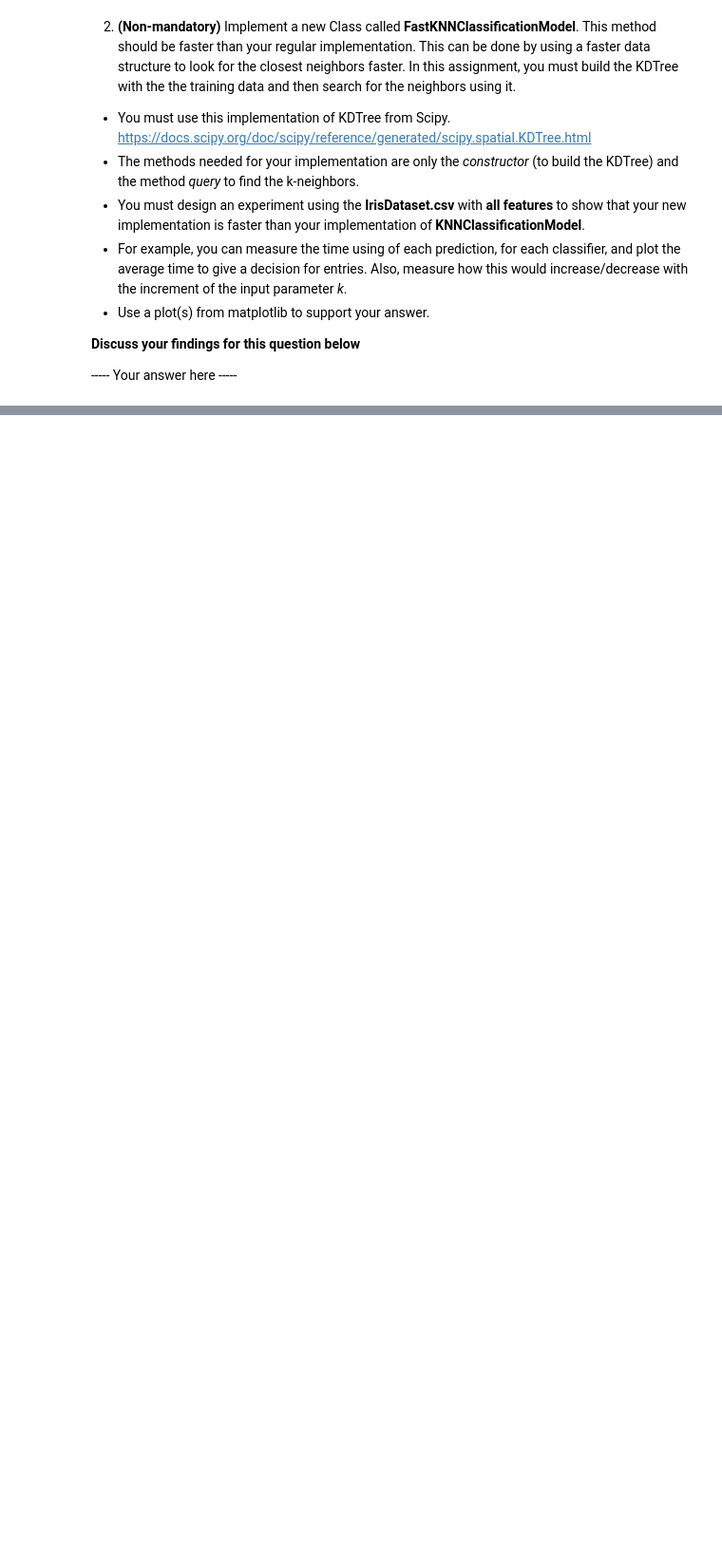
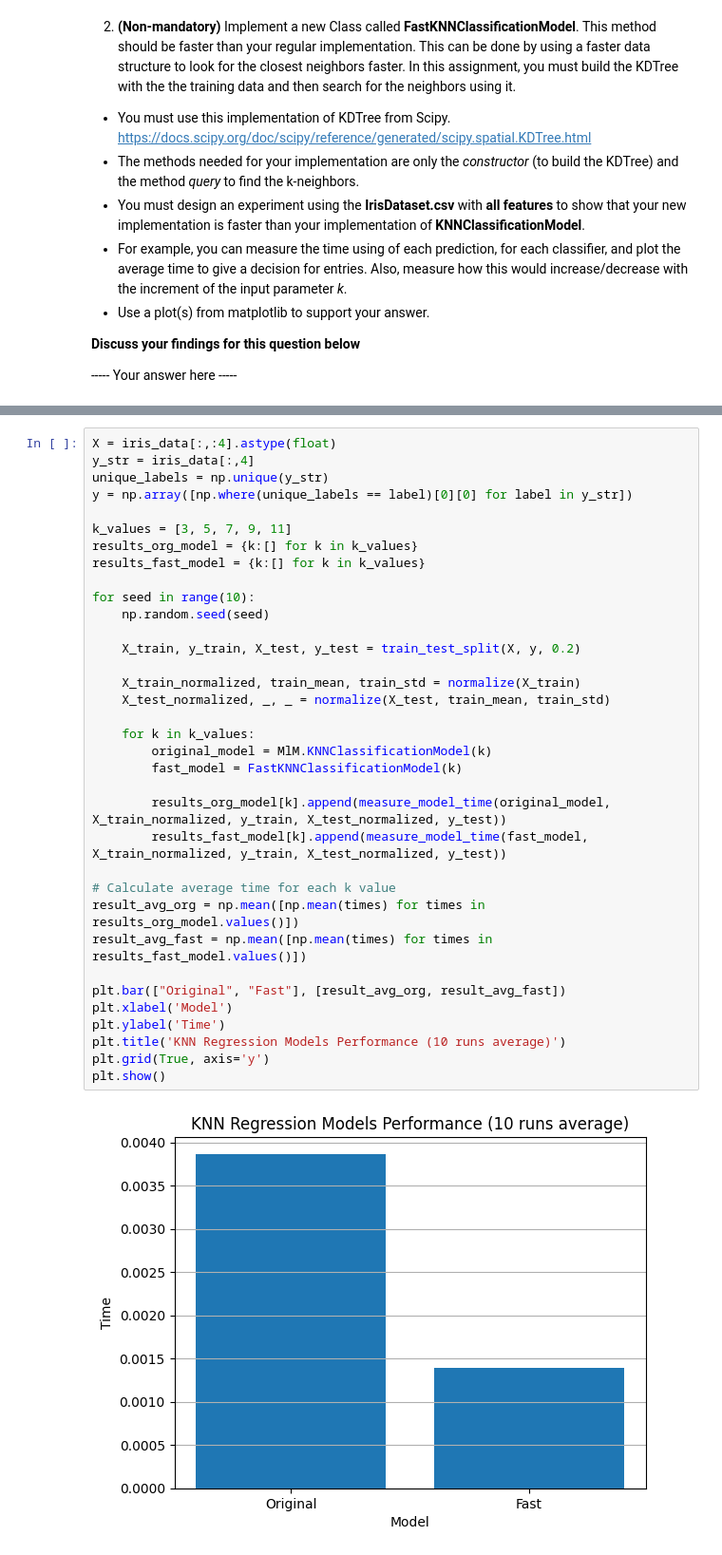
Before and after one commit to SuyashMullick/2DV516-Assignments, a Jupyter notebook: A1/Assignment 1/A1.ipynb, the cells around one changed output, grey strips where cells are left out. Shown at 95% size. Saved outputs shown, nothing was run; the diff lists cells and outputs as text; blank space fills up the shorter version.

```diff
--- a/A1/Assignment 1/A1.ipynb
+++ b/A1/Assignment 1/A1.ipynb
@@ -278,3 +363,40 @@ for k in k_values:
+# %%
+X = iris_data[:,:4].astype(float)
+y_str = iris_data[:,4]
+unique_labels = np.unique(y_str)
+y = np.array([np.where(unique_labels == label)[0][0] for label in y_str])
+
+k_values = [3, 5, 7, 9, 11]
+results_org_model = {k:[] for k in k_values}
+results_fast_model = {k:[] for k in k_values}
+
+for seed in range(10):
+    np.random.seed(seed)
+
+    X_train, y_train, X_test, y_test = train_test_split(X, y, 0.2)
+
+    X_train_normalized, train_mean, train_std = normalize(X_train)
+    X_test_normalized, _, _ = normalize(X_test, train_mean, train_std)
+
+    for k in k_values:
+        original_model = MlM.KNNClassificationModel(k)
+        fast_model = FastKNNClassificationModel(k)
+
+        results_org_model[k].append(measure_model_time(original_model, X_train_normalized, y_train, X_test_normalized, y_test))
+        results_fast_model[k].append(measure_model_time(fast_model, X_train_normalized, y_train, X_test_normalized, y_test))
+
+# Calculate average time for each k value
+result_avg_org = np.mean([np.mean(times) for times in results_org_model.values()])
+result_avg_fast = np.mean([np.mean(times) for times in results_fast_model.values()])
+
+plt.bar(["Original", "Fast"], [result_avg_org, result_avg_fast])
+plt.xlabel('Model')
+plt.ylabel('Time')
+plt.title('KNN Regression Models Performance (10 runs average)')
+plt.grid(True, axis='y')
+plt.show()
+# %% [output]
+[figure, added]
 # %% [markdown]
 ## Exercise 4: MNIST k-NN classification (Non-mandatory)
 
```
Also changed, not shown: parts of 8 cells of this notebook, 1 other file.
